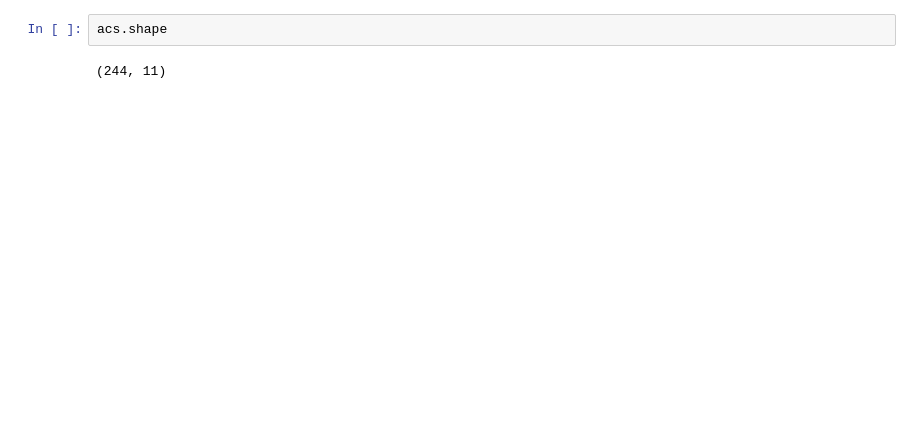
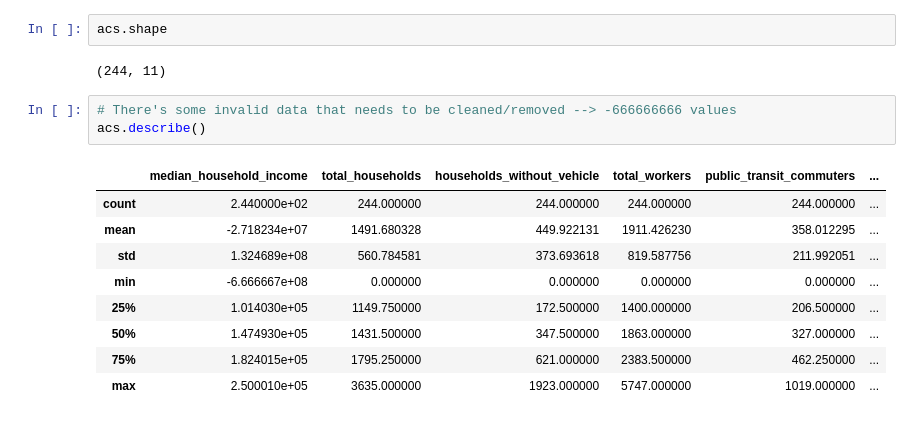
Before and after one commit to SNORLAX223/CYPLAN101_Project_G16, a Jupyter notebook: notebooks/census_data_exploration.ipynb, the cells around one changed output. Saved outputs shown, nothing was run; the diff lists cells and outputs as text; blank space fills up the shorter version.

Commit message:
added comment on what needs to be cleaned

```diff
--- a/notebooks/census_data_exploration.ipynb
+++ b/notebooks/census_data_exploration.ipynb
@@ -137,3 +138,16 @@ acs.head(10)
 acs.shape
 # %% [output]
 (244, 11)
+# %%
+# There's some invalid data that needs to be cleaned/removed --> -666666666 values
+acs.describe()
+# %% [output]
+|  | median_household_income | total_households | households_without_vehicle | total_workers | public_transit_commuters | ... |
+| count | 2.440000e+02 | 244.000000 | 244.000000 | 244.000000 | 244.000000 | ... |
+| mean | -2.718234e+07 | 1491.680328 | 449.922131 | 1911.426230 | 358.012295 | ... |
+| std | 1.324689e+08 | 560.784581 | 373.693618 | 819.587756 | 211.992051 | ... |
+| min | -6.666667e+08 | 0.000000 | 0.000000 | 0.000000 | 0.000000 | ... |
+| 25% | 1.014030e+05 | 1149.750000 | 172.500000 | 1400.000000 | 206.500000 | ... |
+| 50% | 1.474930e+05 | 1431.500000 | 347.500000 | 1863.000000 | 327.000000 | ... |
+| 75% | 1.824015e+05 | 1795.250000 | 621.000000 | 2383.500000 | 462.250000 | ... |
+| max | 2.500010e+05 | 3635.000000 | 1923.000000 | 5747.000000 | 1019.000000 | ... |
```
Also changed, not shown: parts of 1 cell of this notebook.
